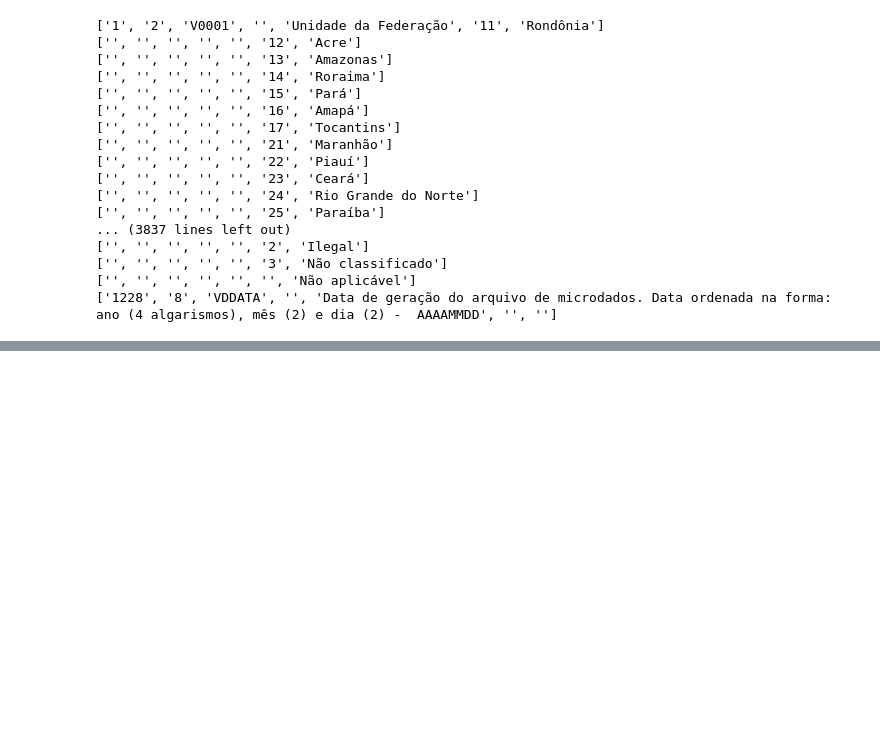
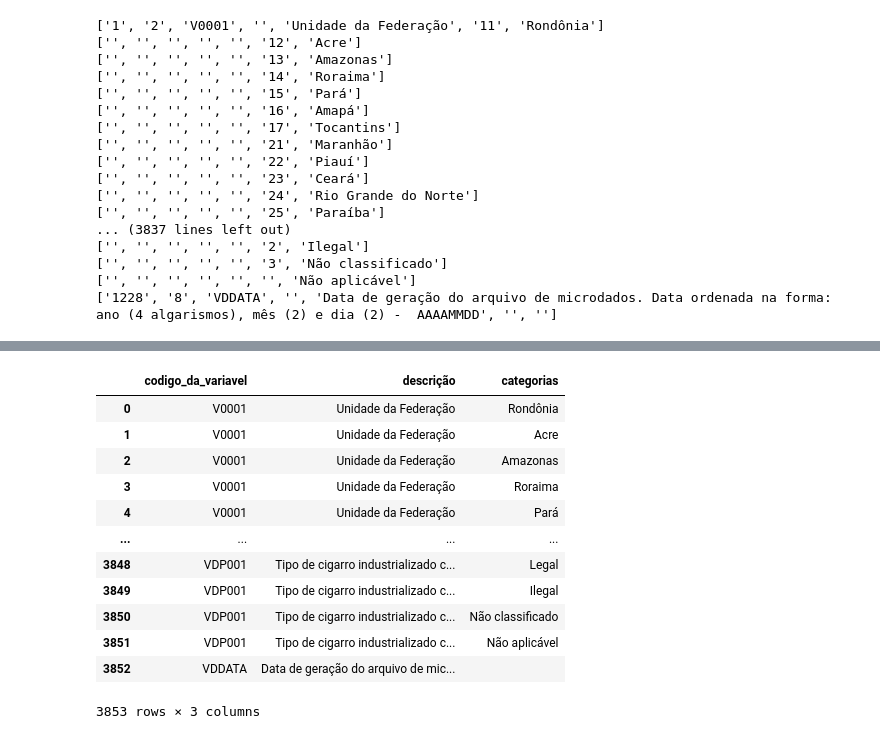
Before and after one commit to filipecmedeiros/PNS, a Jupyter notebook: Data Import.ipynb, the cells around one changed output, grey strips where cells are left out. Saved outputs shown, nothing was run; the diff lists cells and outputs as text; code cells hidden in the pictures; blank space fills up the shorter version.

```diff
--- a/Data Import.ipynb
+++ b/Data Import.ipynb
@@ -96,0 +98,20 @@ translator.loc[3800:]
+# %%
+t = translator[['codigo_da_variavel', 'descrição', 'categorias']].copy()
+t.drop(index=3852, inplace=True)
+t.to_csv('data/extract/descrição do dicionário com categorias.csv', index=False)
+# %%
+t
+# %% [output]
+|  | codigo_da_variavel | descrição | categorias |
+| 0 | V0001 | Unidade da Federação | Rondônia |
+| 1 | V0001 | Unidade da Federação | Acre |
+| 2 | V0001 | Unidade da Federação | Amazonas |
+| 3 | V0001 | Unidade da Federação | Roraima |
+| 4 | V0001 | Unidade da Federação | Pará |
+| ... | ... | ... | ... |
+| 3848 | VDP001 | Tipo de cigarro industrializado c... | Legal |
+| 3849 | VDP001 | Tipo de cigarro industrializado c... | Ilegal |
+| 3850 | VDP001 | Tipo de cigarro industrializado c... | Não classificado |
+| 3851 | VDP001 | Tipo de cigarro industrializado c... | Não aplicável |
+| 3852 | VDDATA | Data de geração do arquivo de mic... |  |
+3853 rows × 3 columns
```
Also changed, not shown: parts of 4 cells of this notebook, 4 other files.
